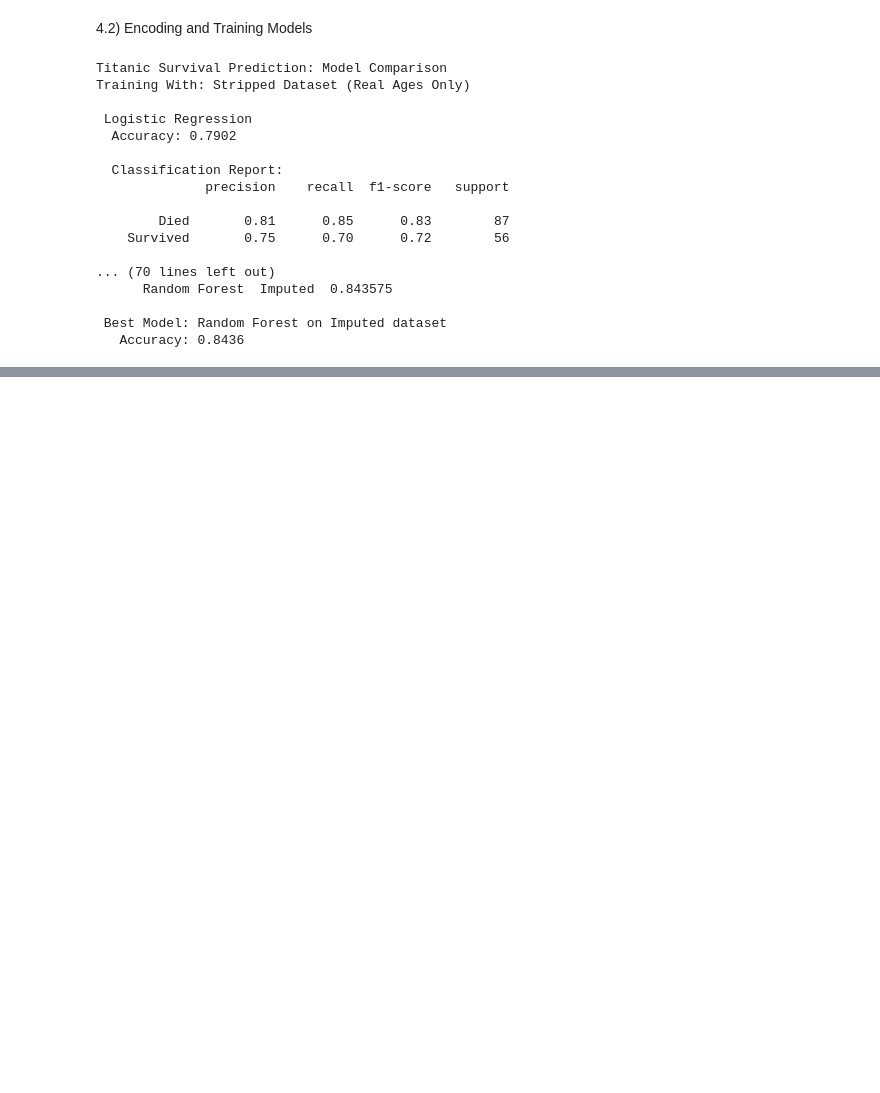
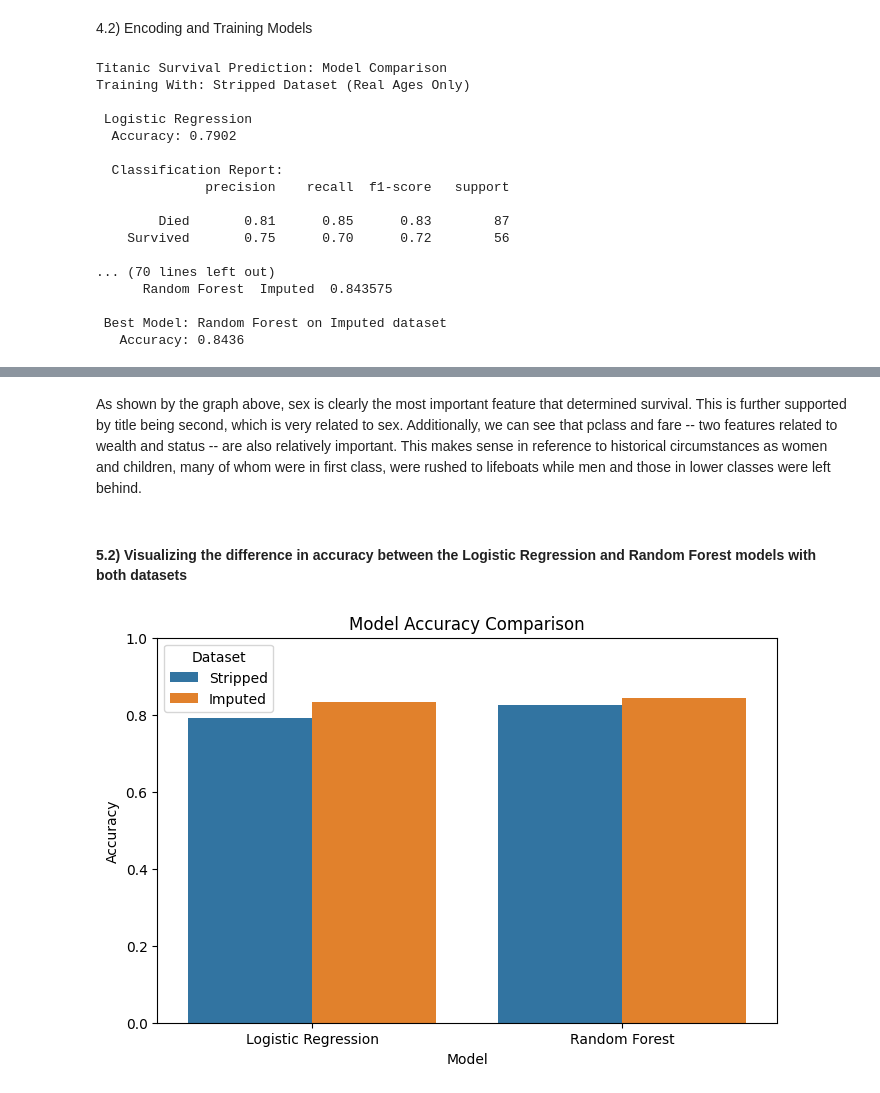
Before and after one commit to justin-glazer/320-FinalProject, a Jupyter notebook: CMSC320_Final_Project.ipynb, the cells around one changed output, grey strips where cells are left out. Drawn from its saved outputs; the diff is of its cells as text; code cells hidden in the pictures; blank space fills up the shorter version.

```diff
--- a/CMSC320_Final_Project.ipynb
+++ b/CMSC320_Final_Project.ipynb
@@ -597,0 +616,12 @@ Training With: Stripped Dataset (Real Ages Only)
+# %% [markdown]
+As shown by the graph above, sex is clearly the most important feature that determined survival. This is further supported by title being second, which is very related to sex. Additionally, we can see that pclass and fare -- two features related to wealth and status -- are also relatively important. This makes sense in reference to historical circumstances as women and children, many of whom were in first class, were rushed to lifeboats while men and those in lower classes were left behind.
+# %% [markdown]
+#### 5.2) Visualizing the difference in accuracy between the Logistic Regression and Random Forest models with both datasets
+# %%
+plt.figure(figsize=(8,5))
+sns.barplot(data=comparison_df, x='Model', y='Accuracy', hue='Dataset')
+plt.title("Model Accuracy Comparison")
+plt.ylim(0, 1)
+plt.show()
+# %% [output]
+[figure, added]
```
Also changed, not shown: parts of 10 cells of this notebook.
